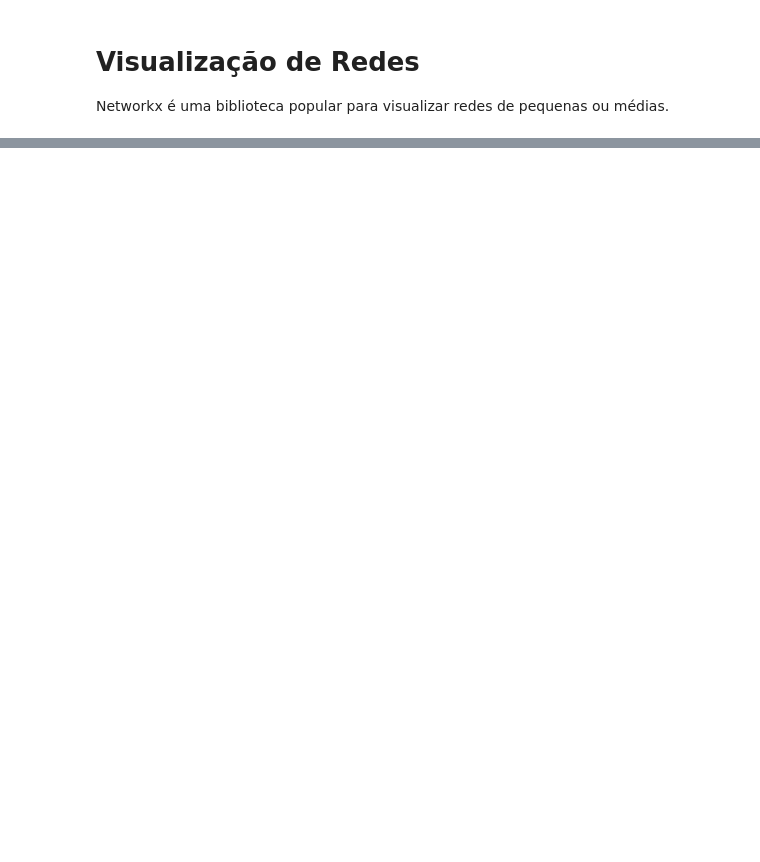
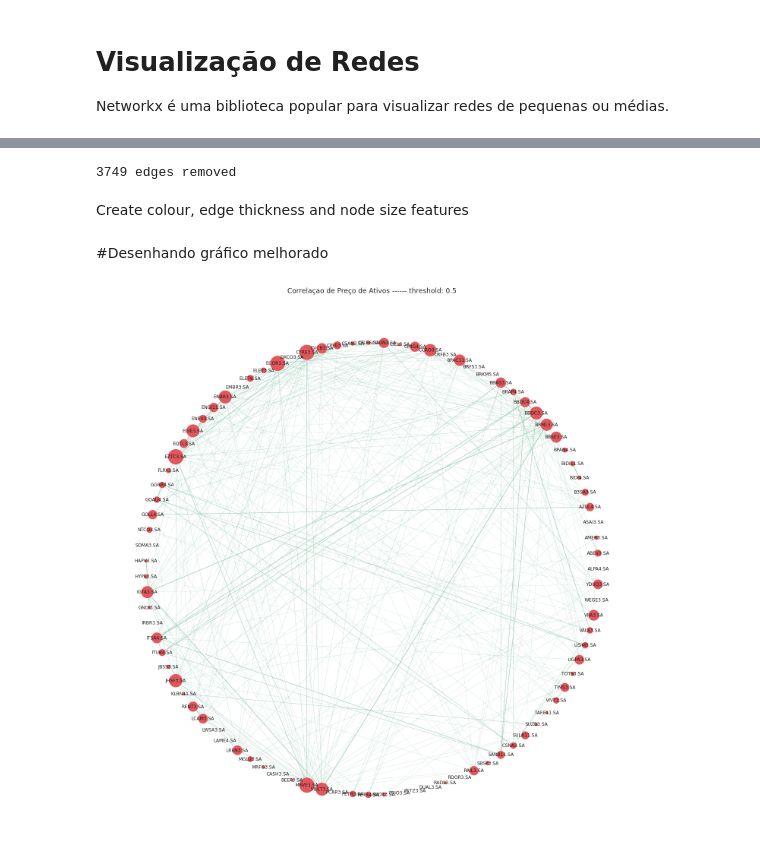
Before and after one commit to maiaufrrj/BRtrading, a Jupyter notebook: All_Assets_IBOV.ipynb, the cells around one changed output, grey strips where cells are left out. Cells and saved outputs as stored; diff of their text form; code cells hidden in the pictures; blank space fills up the shorter version.

```diff
--- a/All_Assets_IBOV.ipynb
+++ b/All_Assets_IBOV.ipynb
@@ -70,0 +197,68 @@ print(nx.info(G0))
+# %%
+#Removendo as edges abaixo de um limite
+
+# 'winner takes all' method - set minium correlation threshold to remove some edges from the diagram
+threshold = 0.5
+
+# create a new graph from edge list
+Gx = nx.from_pandas_edgelist(edges, 'asset_1', 'asset_2', edge_attr=['correlation'])
+
+# list to store edges to remove
+remove = []
+# loop through edges in Gx and find correlations which are below the threshold
+for asset_1, asset_2 in Gx.edges():
+    corr = Gx[asset_1][asset_2]['correlation']
+    #add to remove node list if abs(corr) < threshold
+    if abs(corr) < threshold:
+        remove.append((asset_1, asset_2))
+
+# remove edges contained in the remove list
+Gx.remove_edges_from(remove)
+
+print(str(len(remove)) + " edges removed")
+# %% [output]
+3749 edges removed
+# %% [markdown]
+Create colour, edge thickness and node size features
+# %%
+def assign_colour(correlation):
+    if correlation <= 0:
+        return "#ffa09b"  # red
+    else:
+        return "#9eccb7"  # green
+
+
+def assign_thickness(correlation, benchmark_thickness=2, scaling_factor=3):
+    return benchmark_thickness * abs(correlation)**scaling_factor
+
+
+def assign_node_size(degree, scaling_factor=50):
+    return degree * scaling_factor
+
+
+# assign colours to edges depending on positive or negative correlation
+# assign edge thickness depending on magnitude of correlation
+edge_colours = []
+edge_width = []
+for key, value in nx.get_edge_attributes(Gx, 'correlation').items():
+    edge_colours.append(assign_colour(value))
+    edge_width.append(assign_thickness(value))
+
+# assign node size depending on number of connections (degree)
+node_size = []
+for key, value in dict(Gx.degree).items():
+    node_size.append(assign_node_size(value))
+# %% [markdown]
+#Desenhando gráfico melhorado
+# %%
+# draw improved graph
+sns.set(rc={'figure.figsize': (20, 20)})
+font_dict = {'fontsize': 18}
+
+nx.draw(Gx, pos=nx.circular_layout(Gx), with_labels=True,
+        node_size=node_size, node_color="#e1575c", edge_color=edge_colours,
+        width=edge_width)
+plt.title("Correlaçao de Preço de Ativos ------ threshold: " + str(threshold), fontdict=font_dict)
+plt.show()
+# %% [output]
+[figure, added]
```
Also changed, not shown: parts of 23 cells of this notebook.
